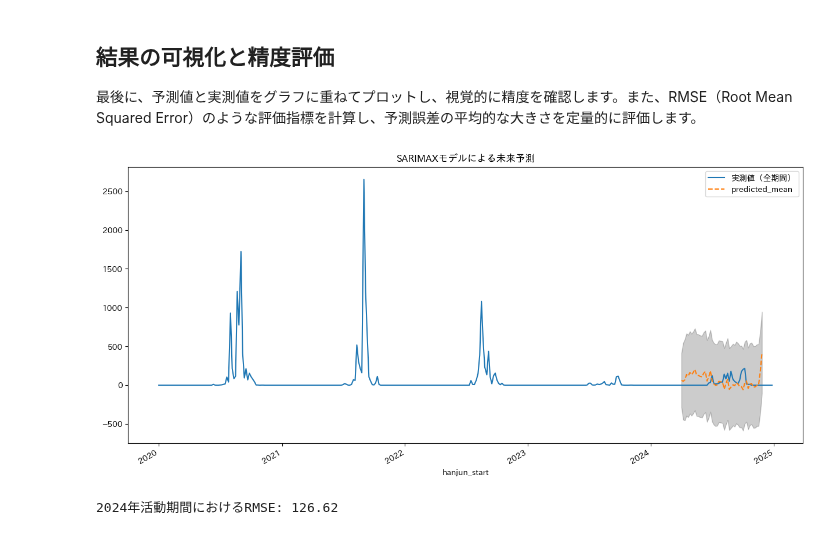
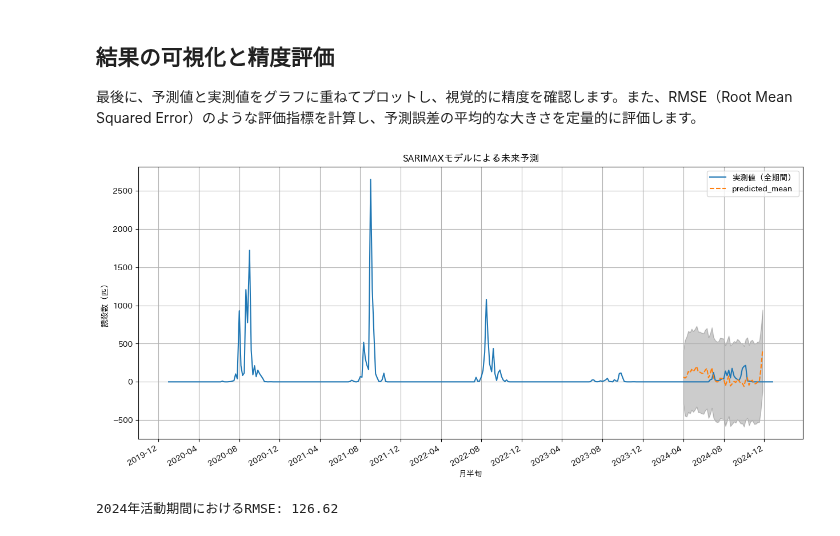
Before and after one commit to ShotaSasaki-HU/ASTRO-CAMP-2025, a Jupyter notebook: sarimax.ipynb, the cells around one changed output. Saved outputs shown, nothing was run; the diff lists cells and outputs as text; code cells hidden in the pictures.

```diff
--- a/sarimax.ipynb
+++ b/sarimax.ipynb
@@ -722,24 +722,31 @@ pred_ci.set_index(test_X.index, inplace=True)
 # %%
 # --- 予測結果の可視化 ---
 plt.figure(figsize=(15, 7))
 ax = y.plot(label='実測値（全期間）') # 比較のため全期間の実測値をプロット
 y_forecasted.plot(ax=ax, label='未来予測値 (2024年)', style='--')
 
+# 月ごとに目盛りを表示
+plt.gca().xaxis.set_major_locator(mdates.MonthLocator(interval=4))  # 4ヶ月ごと
+plt.gca().xaxis.set_major_formatter(mdates.DateFormatter("%Y-%m"))  # YYYY-MM 表記
+
 ax.fill_between(pred_ci.index,
                 pred_ci.iloc[:, 0],
                 pred_ci.iloc[:, 1], color='k', alpha=.2)
 
 plt.title('SARIMAXモデルによる未来予測')
+plt.xlabel("月半旬")
+plt.ylabel("誘殺数（匹）")
 plt.legend()
+plt.grid()
 plt.show()
 
 # --- 精度の定量評価 ---
 from sklearn.metrics import mean_squared_error
 import numpy as np
 
 # 予測期間の実測値と予測値でRMSEを計算
 rmse = np.sqrt(mean_squared_error(test_y, y_forecasted))
 print(f'\n2024年活動期間におけるRMSE: {rmse:.2f}')
 # %% [output]
-[figure, old version]
+[figure, new version]
 2024年活動期間におけるRMSE: 126.62
```
Also changed, not shown: parts of 1 cell of this notebook.
